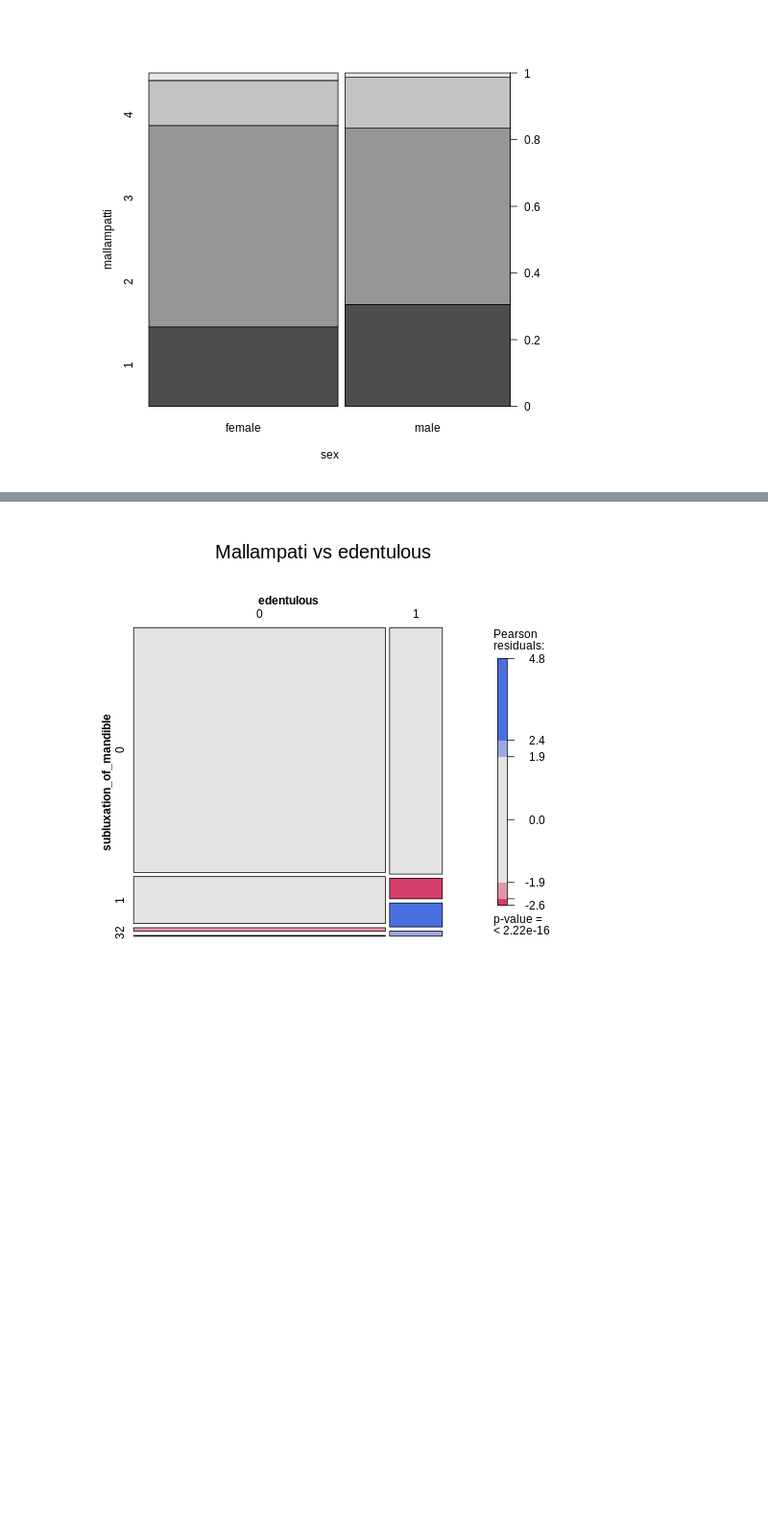
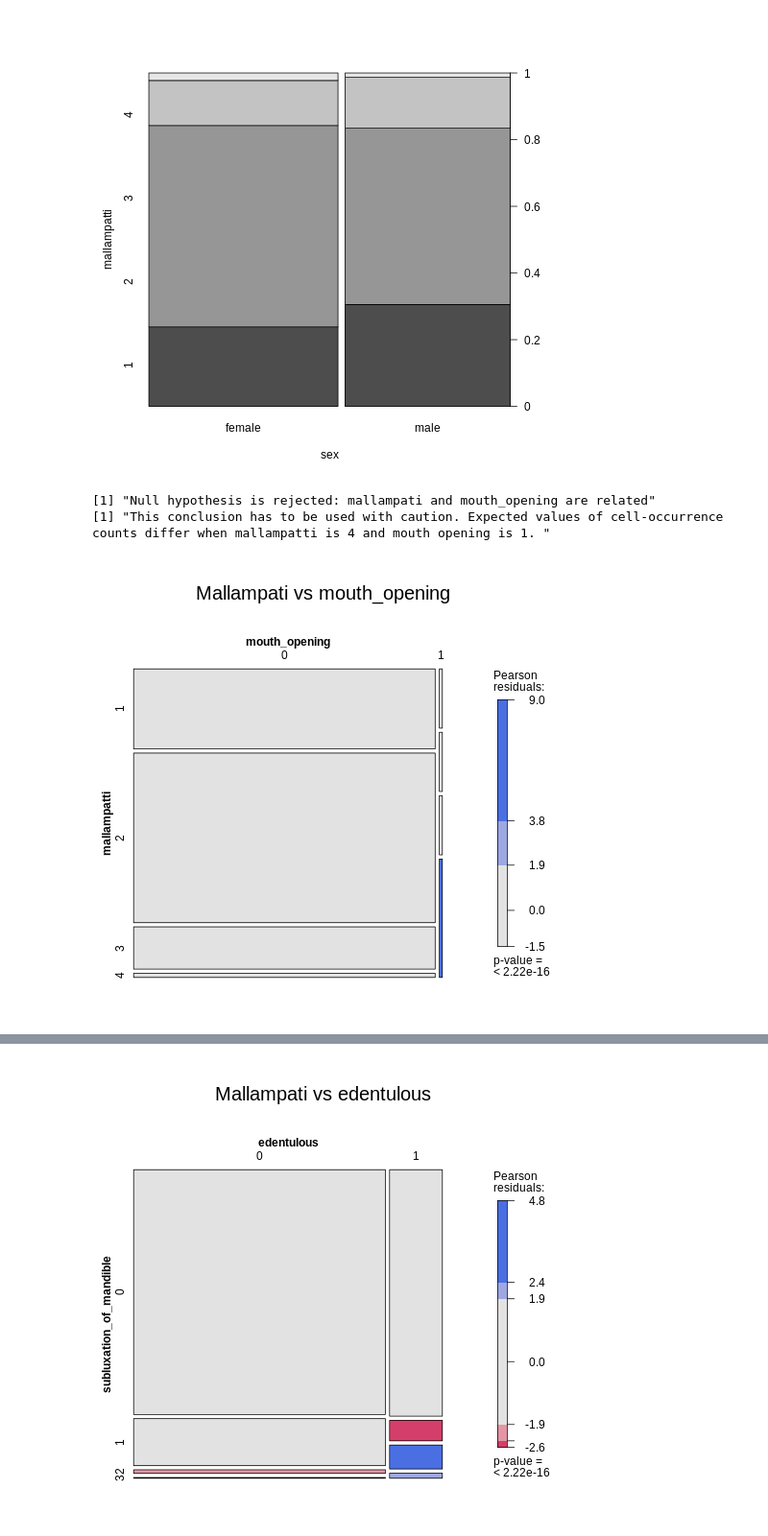
Before and after one commit to harnalashok/classification, a Jupyter notebook: airways.ipynb, the cells around one changed output, grey strips where cells are left out. Shown at 96% size. Saved outputs shown, nothing was run; the diff lists cells and outputs as text; code cells hidden in the pictures; blank space fills up the shorter version.

```diff
--- a/airways.ipynb
+++ b/airways.ipynb
@@ -476,3 +476,28 @@ sex        1   2   3   4
   female 127 322  72  12
   male   142 246  71   6
 [figure]
+# %%
+%%R
+
+# 2. mallampatti vs mouth_opening
+
+art <- xtabs(~mouth_opening + mallampatti , data = df_r)
+mosaic(art,
+       gp = shading_max,
+       split_vertical = TRUE,
+       main="Mallampati vs mouth_opening"
+       )
+
+score <-chisq.test(art)
+
+if ( score$p.value > 0.05 ) {
+  print("Null hypothesis stands: mallampati and mouth_opening are independent")
+} else {
+  print("Null hypothesis is rejected: mallampati and mouth_opening are related")
+}
+
+print("This conclusion has to be used with caution. Expected values of cell-occurrence counts differ when mallampatti is 4 and mouth opening is 1. ")
+# %% [output]
+[1] "Null hypothesis is rejected: mallampati and mouth_opening are related"
+[1] "This conclusion has to be used with caution. Expected values of cell-occurrence counts differ when mallampatti is 4 and mouth opening is 1. "
+[figure, added]
```
Also changed, not shown: parts of 15 cells of this notebook.
